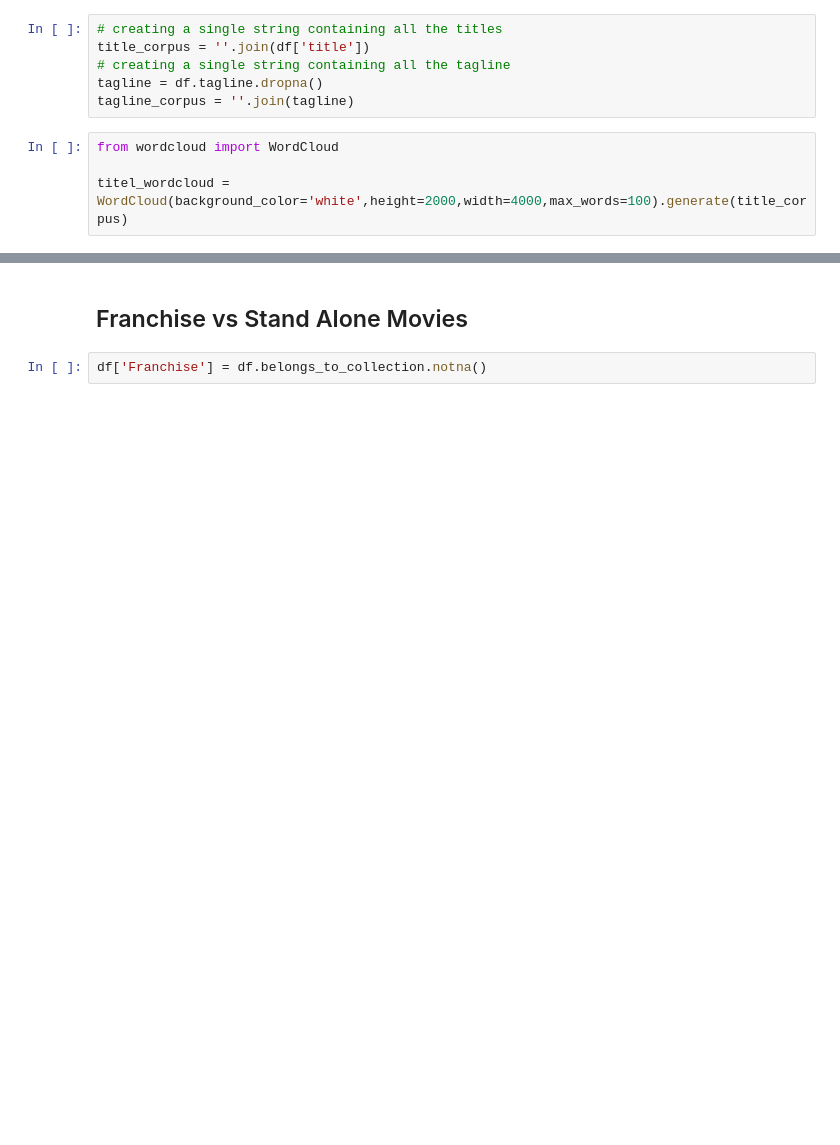
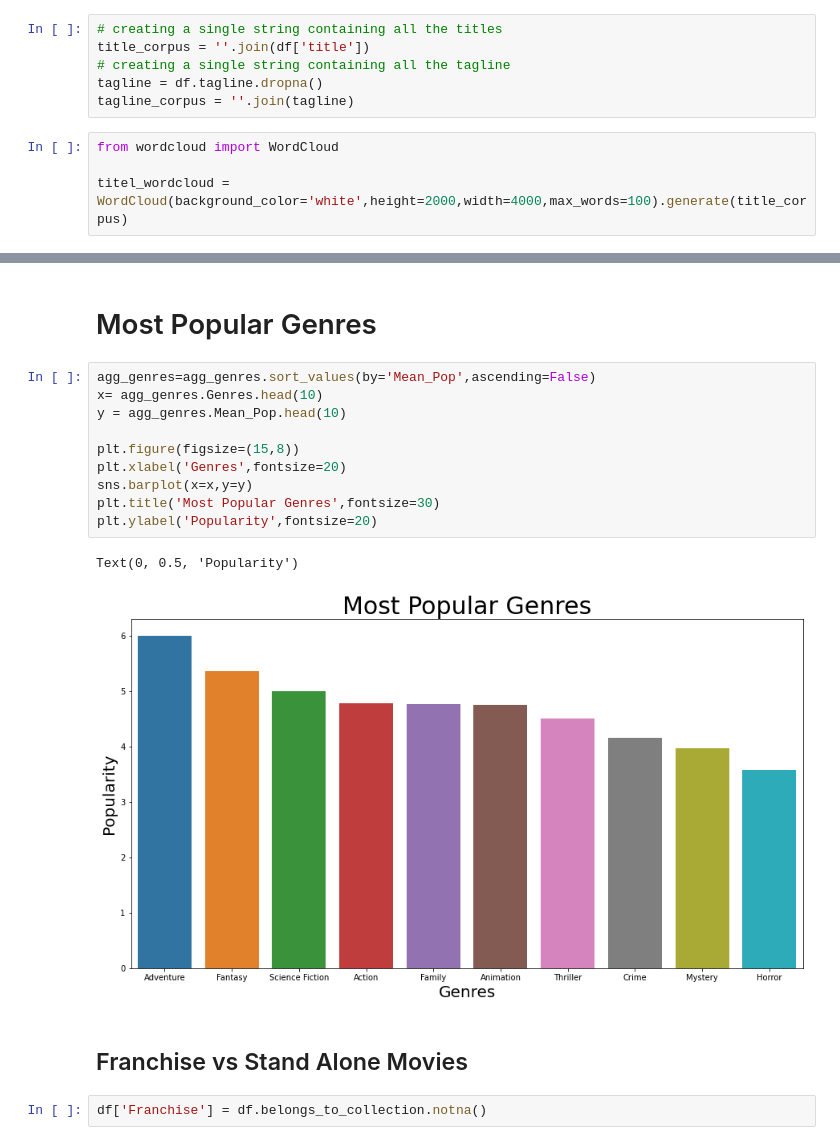
Before and after one commit to MusumuriSamson/EDA_Movies, a Jupyter notebook: eda_movies_dataset.ipynb, the cells around one changed output, grey strips where cells are left out. Drawn from its saved outputs; the diff is of its cells as text; blank space fills up the shorter version.

```diff
--- a/eda_movies_dataset.ipynb
+++ b/eda_movies_dataset.ipynb
@@ -270,3 +341,18 @@ plt.axis('off');
+# %% [markdown]
+# Most Popular Genres
+# %%
+agg_genres=agg_genres.sort_values(by='Mean_Pop',ascending=False)
+x= agg_genres.Genres.head(10)
+y = agg_genres.Mean_Pop.head(10)
+
+plt.figure(figsize=(15,8))
+plt.xlabel('Genres',fontsize=20)
+sns.barplot(x=x,y=y)
+plt.title('Most Popular Genres',fontsize=30)
+plt.ylabel('Popularity',fontsize=20)
+# %% [output]
+Text(0, 0.5, 'Popularity')
+[figure, added]
 # %% [markdown]
 ## Franchise vs Stand Alone Movies
 # %%
```
Also changed, not shown: parts of 9 cells of this notebook.
